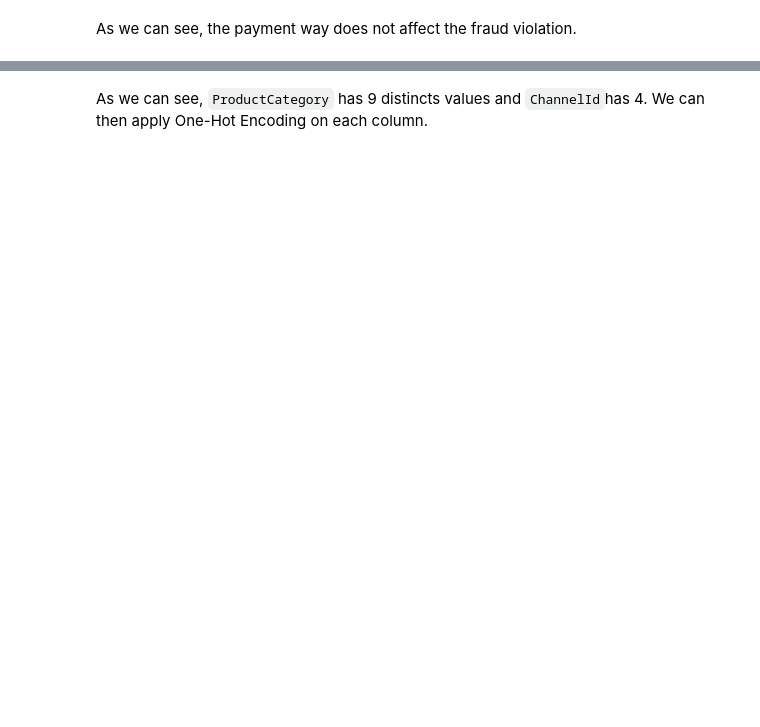
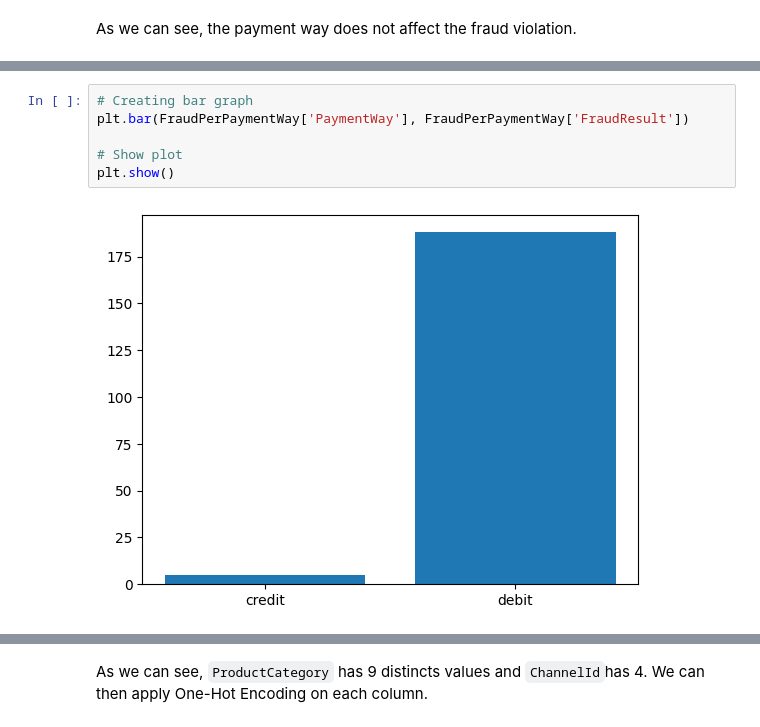
Before and after one commit to alex210501/AI5L-L1-FraudDetection, a Jupyter notebook: ml_project.ipynb, the cells around one changed output, grey strips where cells are left out. Drawn from its saved outputs; the diff is of its cells as text; blank space fills up the shorter version.

```diff
--- a/ml_project.ipynb
+++ b/ml_project.ipynb
@@ -388,0 +409,8 @@ As we can see, the payment way does not affect the fraud violation.
+# %%
+# Creating bar graph
+plt.bar(FraudPerPaymentWay['PaymentWay'], FraudPerPaymentWay['FraudResult'])
+
+# Show plot
+plt.show()
+# %% [output]
+[figure, added]
```
Also changed, not shown: parts of 49 cells of this notebook, 1 other file.
